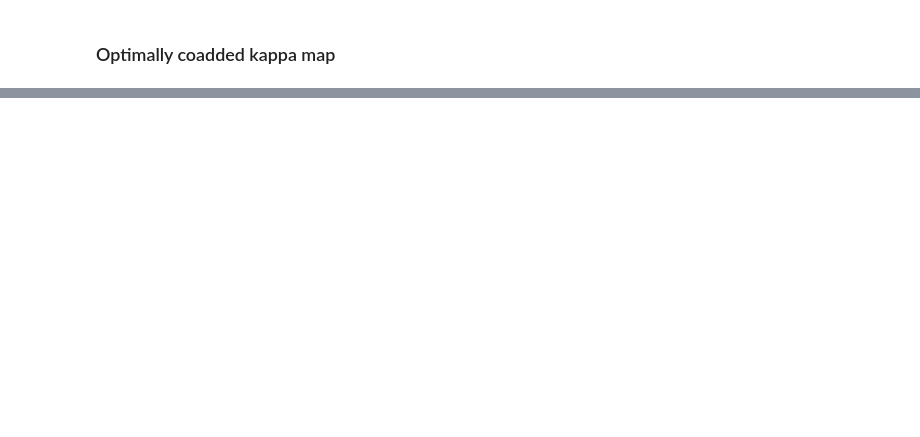
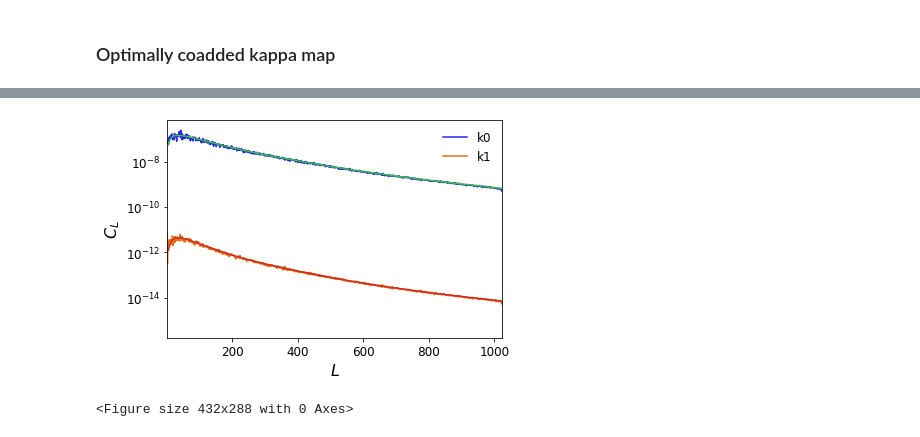
Before and after one commit to toshiyan/cmblensplus, a Jupyter notebook: example/curvedsky_utils/cinv_kappa.ipynb, the cells around one changed output, grey strips where cells are left out. Saved outputs shown, nothing was run; the diff lists cells and outputs as text; code cells hidden in the pictures; blank space fills up the shorter version.

```diff
--- a/example/curvedsky_utils/cinv_kappa.ipynb
+++ b/example/curvedsky_utils/cinv_kappa.ipynb
@@ -233,0 +242,4 @@ clf()
+# %%
+# signal covariance matrix
+kCov = np.zeros((2,2,lmax+1))
+kCov[0,0,lmin:] = kCov[1,1,lmin:] = kCov[0,1,lmin:] = kCov[1,0,lmin:] = cl['kk'][:lmax+1-lmin]
@@ -233,0 +257,18 @@ clf()
+# %%
+# Computing filtered-alms
+zlm = {}
+zlm['k0'], zlm['k1'] = cs.cninv.cnfilter_kappa(N,nside,lmax,kclh,invN,kmaps,chn=1,itns=[1000],eps=[1e-5],ro=10,no_inv=True,stat='status.txt')
+# %%
+pl.plot_1dstyle(ylog=True,xmin=2,xmax=lmax)
+cl0 = cs.utils.alm2cl(lmax,zlm['k0'])/fsky
+cl1 = cs.utils.alm2cl(lmax,zlm['k1'])/fsky
+plot(l,kCov[0,0,:]**2*cl0,label='k0')
+plot(l,kCov[0,0,:]**2*cl1,label='k1')
+plot(ll,cl['kk']**2/(cl['kk']+1e-7))
+plot(ll,cl['kk']**2/(cl['kk']+1e-2))
+legend()
+show()
+clf()
+# %% [output]
+[figure, added]
+<Figure size 432x288 with 0 Axes>
```
Also changed, not shown: parts of 14 cells of this notebook, 30 other files.
